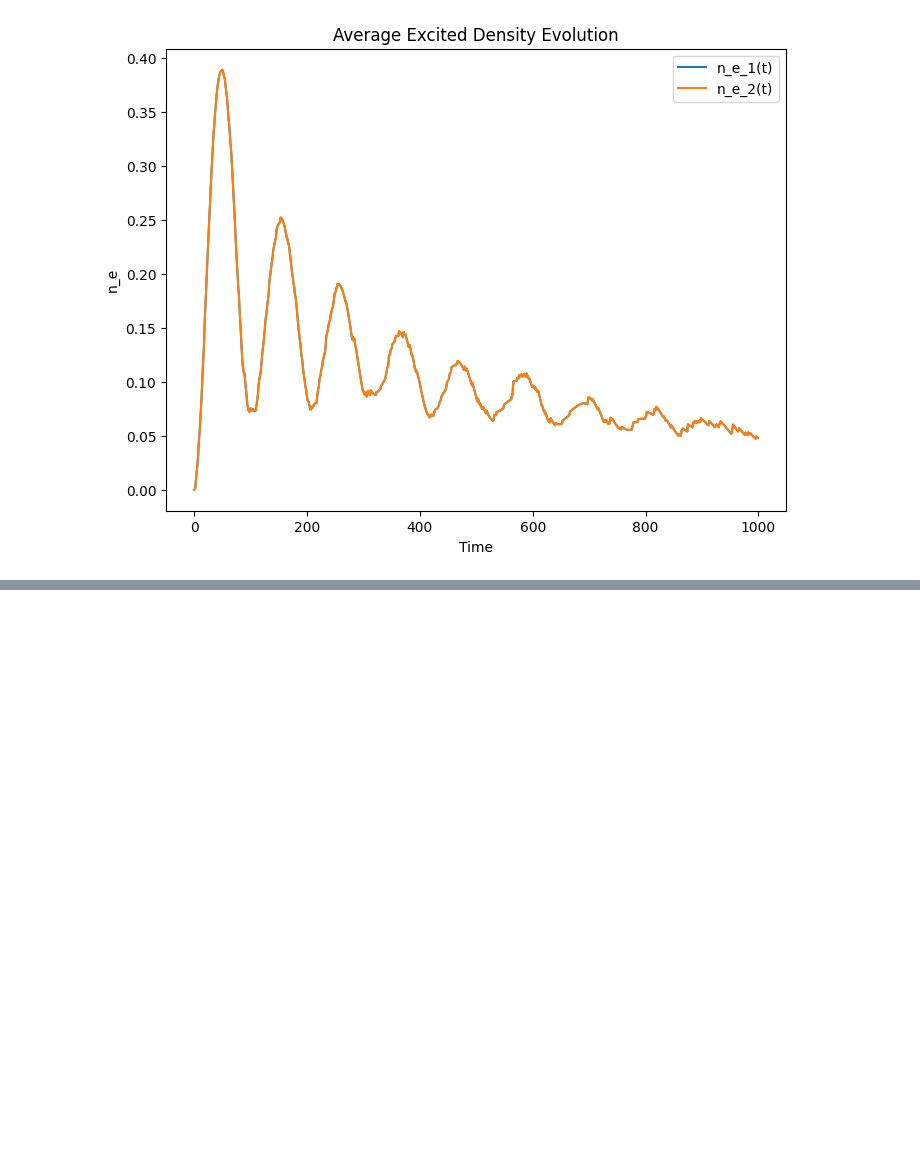
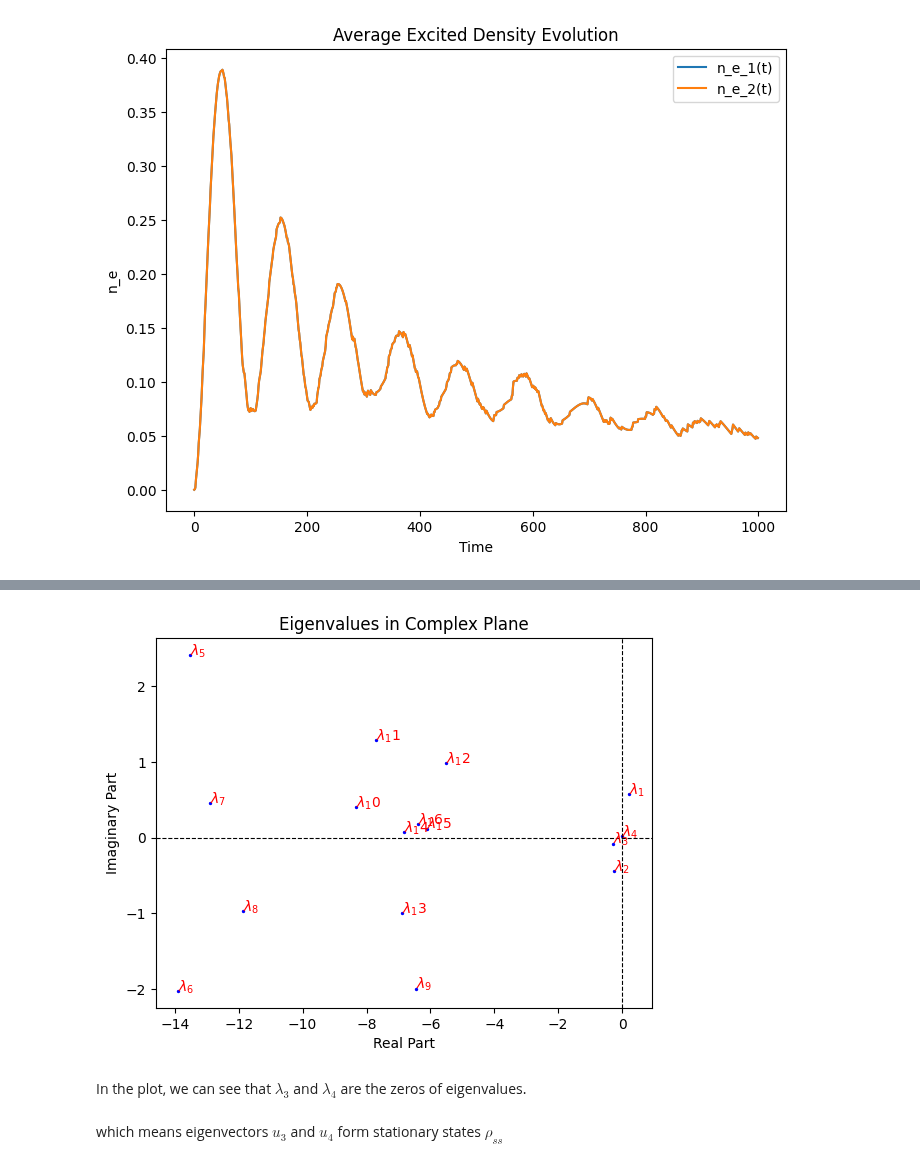
Before and after one commit to JSKao/Computational-Quantum-Many-Body-Physics, a Jupyter notebook: OpenQuantumNEW.ipynb, the cells around one changed output, grey strips where cells are left out. Cells and saved outputs as stored; diff of their text form; code cells hidden in the pictures; blank space fills up the shorter version.

```diff
--- a/OpenQuantumNEW.ipynb
+++ b/OpenQuantumNEW.ipynb
@@ -526,0 +599,9 @@ plt.show()
+# %%
+L_matrix = np.zeros((16,16), dtype = complex)
+
+for m in range(16):
+    for n in range(16):
+
+        L_matrix[m][n] = -1j*L1(m+1,n+1) + gamma*L2(m+1,n+1) - gamma/2*L3(m+1,n+1)
+
+L_matrix
@@ -526,0 +626,30 @@ plt.show()
+# %%
+# Calculate eigenvalues and eigenvectors
+eigenvalues, eigenvectors = np.linalg.eig(L_matrix)
+
+real_parts = np.real(eigenvalues)
+imag_parts = np.imag(eigenvalues)
+
+plt.scatter(real_parts, imag_parts, color='blue', s=2)
+
+plt.xlabel('Real Part')
+plt.ylabel('Imaginary Part')
+plt.title('Eigenvalues in Complex Plane')
+
+for i, txt in enumerate(eigenvalues):
+    plt.annotate(f'$\lambda_{i+1}$', (real_parts[i], imag_parts[i]), color='red')
+
+# plot imaginary part axis
+plt.axhline(y=0, color='black', linestyle='--', linewidth=0.8)
+
+# plot real part axis
+plt.axvline(x=0, color='black', linestyle='--', linewidth=0.8)
+
+
+plt.show()
+# %% [output]
+[figure, added]
+# %% [markdown]
+In the plot, we can see that $\lambda_{3}$ and $\lambda_{4}$ are the zeros of eigenvalues.
+# %% [markdown]
+which means eigenvectors $u_{3}$ and $u_{4}$ form stationary states $\rho_{ss}$
```
Also changed, not shown: parts of 44 cells of this notebook.
